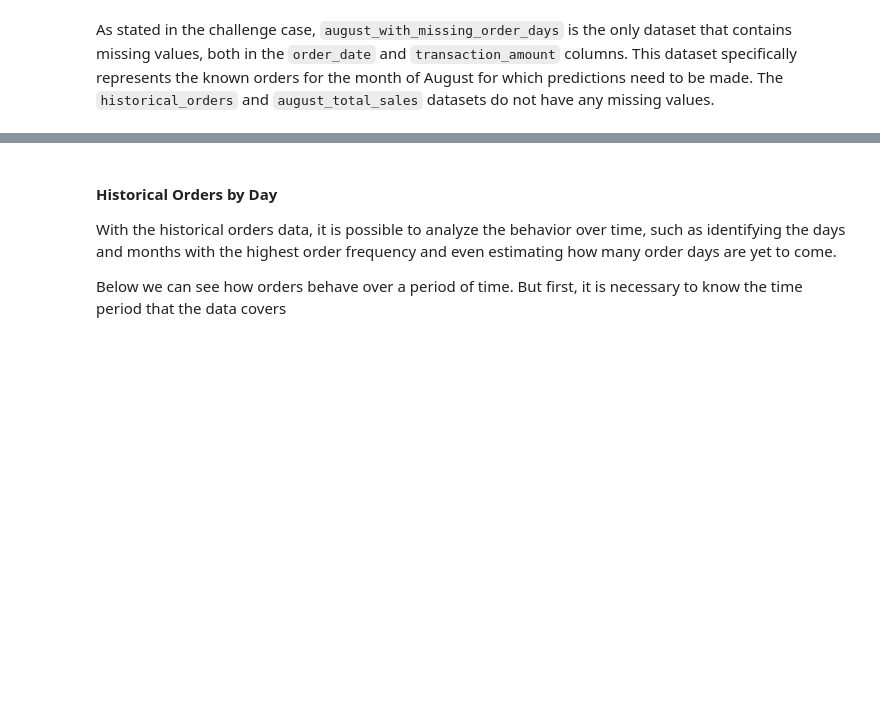
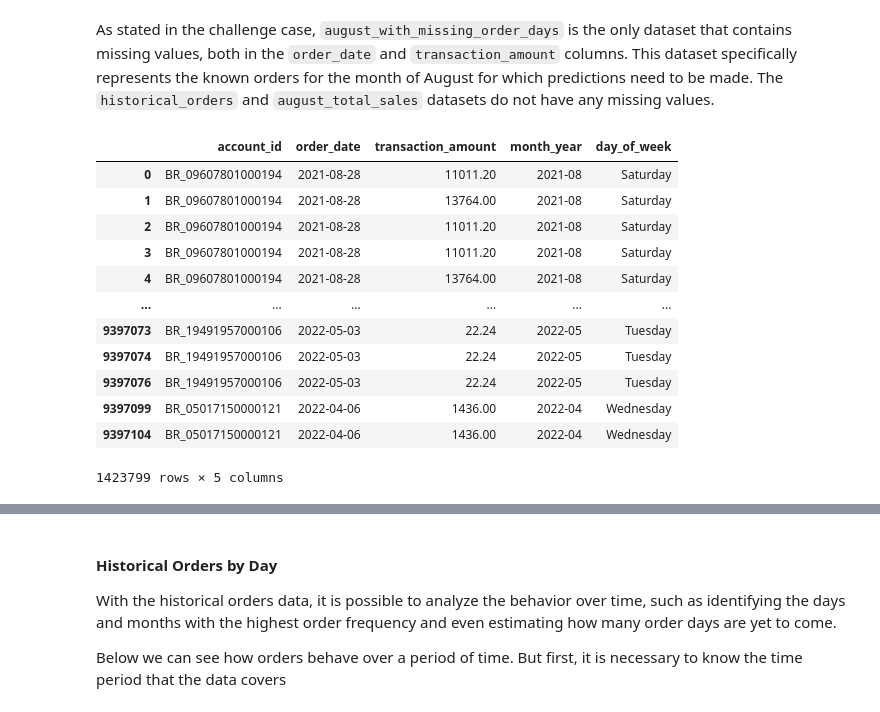
Before and after one commit to LuyzaDomingos/abinbev-bees-challenge, a Jupyter notebook: abinbev_bees_challenge.ipynb, the cells around one changed output, grey strips where cells are left out. Drawn from its saved outputs; the diff is of its cells as text; code cells hidden in the pictures; blank space fills up the shorter version.

```diff
--- a/abinbev_bees_challenge.ipynb
+++ b/abinbev_bees_challenge.ipynb
@@ -141,3 +139,19 @@ total_transaction_amount_august    0
 dtype: int64
 # %% [markdown]
 As stated in the challenge case, `august_with_missing_order_days` is the only dataset that contains missing values, both in the `order_date` and `transaction_amount` columns. This dataset specifically represents the known orders for the month of August for which predictions need to be made. The `historical_orders` and `august_total_sales` datasets do not have any missing values.
+# %%
+historical_orders[historical_orders.duplicated(keep = False)]
+# %% [output]
+|  | account_id | order_date | transaction_amount | month_year | day_of_week |
+| 0 | BR_09607801000194 | 2021-08-28 | 11011.20 | 2021-08 | Saturday |
+| 1 | BR_09607801000194 | 2021-08-28 | 13764.00 | 2021-08 | Saturday |
+| 2 | BR_09607801000194 | 2021-08-28 | 11011.20 | 2021-08 | Saturday |
+| 3 | BR_09607801000194 | 2021-08-28 | 11011.20 | 2021-08 | Saturday |
+| 4 | BR_09607801000194 | 2021-08-28 | 13764.00 | 2021-08 | Saturday |
+| ... | ... | ... | ... | ... | ... |
+| 9397073 | BR_19491957000106 | 2022-05-03 | 22.24 | 2022-05 | Tuesday |
+| 9397074 | BR_19491957000106 | 2022-05-03 | 22.24 | 2022-05 | Tuesday |
+| 9397076 | BR_19491957000106 | 2022-05-03 | 22.24 | 2022-05 | Tuesday |
+| 9397099 | BR_05017150000121 | 2022-04-06 | 1436.00 | 2022-04 | Wednesday |
+| 9397104 | BR_05017150000121 | 2022-04-06 | 1436.00 | 2022-04 | Wednesday |
+1423799 rows × 5 columns
```
Also changed, not shown: parts of 11 cells of this notebook.
